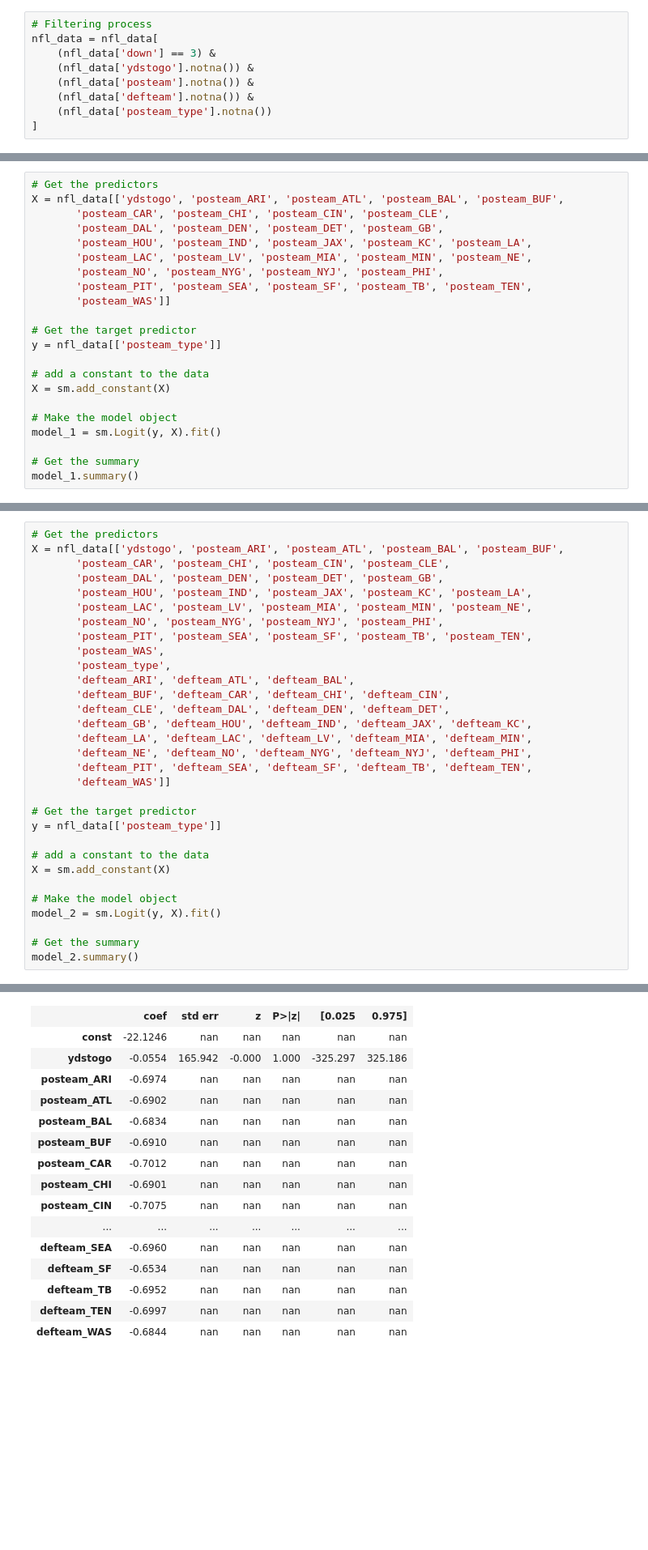
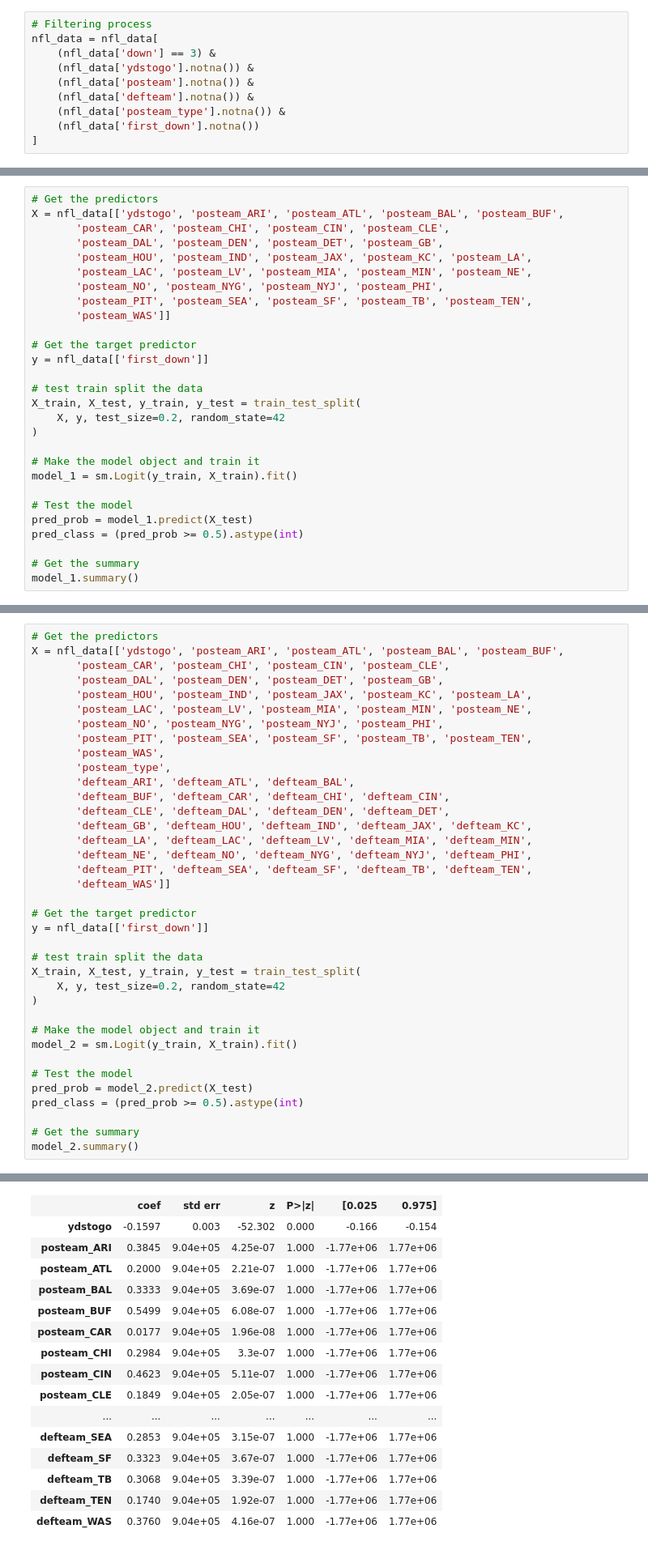
Before and after one commit to ahaze65/SPOA_4001_Homework_2, a Jupyter notebook: HW2_Question_2.ipynb, the cells around one changed output, grey strips where cells are left out. Shown at 81% size. Saved outputs shown, nothing was run; the diff lists cells and outputs as text; blank space fills up the shorter version.

```diff
--- a/HW2_Question_2.ipynb
+++ b/HW2_Question_2.ipynb
@@ -92,7 +107,8 @@ nfl_data = nfl_data[
     (nfl_data['ydstogo'].notna()) &
     (nfl_data['posteam'].notna()) &
     (nfl_data['defteam'].notna()) &
-    (nfl_data['posteam_type'].notna())
+    (nfl_data['posteam_type'].notna()) &
+    (nfl_data['first_down'].notna())
 ]
 # %%
 # Need to make posteam_type into 1s and 0s.
@@ -139,13 +155,19 @@ X = nfl_data[['ydstogo', 'posteam_ARI', 'posteam_ATL', 'posteam_BAL', 'posteam_B
        'posteam_WAS']]
 
 # Get the target predictor
-y = nfl_data[['posteam_type']]
+y = nfl_data[['first_down']]
 
-# add a constant to the data
-X = sm.add_constant(X)
+# test train split the data
+X_train, X_test, y_train, y_test = train_test_split(
+    X, y, test_size=0.2, random_state=42
+)
 
-# Make the model object
-model_1 = sm.Logit(y, X).fit()
+# Make the model object and train it
+model_1 = sm.Logit(y_train, X_train).fit()
+
+# Test the model
+pred_prob = model_1.predict(X_test)
+pred_class = (pred_prob >= 0.5).astype(int)
 
 # Get the summary
 model_1.summary()
@@ -202,13 +251,19 @@ X = nfl_data[['ydstogo', 'posteam_ARI', 'posteam_ATL', 'posteam_BAL', 'posteam_B
        'defteam_WAS']]
 
 # Get the target predictor
-y = nfl_data[['posteam_type']]
+y = nfl_data[['first_down']]
 
-# add a constant to the data
-X = sm.add_constant(X)
+# test train split the data
+X_train, X_test, y_train, y_test = train_test_split(
+    X, y, test_size=0.2, random_state=42
+)
 
-# Make the model object
-model_2 = sm.Logit(y, X).fit()
+# Make the model object and train it
+model_2 = sm.Logit(y_train, X_train).fit()
+
+# Test the model
+pred_prob = model_2.predict(X_test)
+pred_class = (pred_prob >= 0.5).astype(int)
 
 # Get the summary
 model_2.summary()
@@ -226,17 +281,17 @@ Logit Regression Results
 | Covariance Type: | nonrobust | LLR p-value: | 0.000 |
 |  | coef | std err | z | P>|z| | [0.025 | 0.975] |
-| const | -22.1246 | nan | nan | nan | nan | nan |
-| ydstogo | -0.0554 | 165.942 | -0.000 | 1.000 | -325.297 | 325.186 |
-| posteam_ARI | -0.6974 | nan | nan | nan | nan | nan |
-| posteam_ATL | -0.6902 | nan | nan | nan | nan | nan |
-| posteam_BAL | -0.6834 | nan | nan | nan | nan | nan |
-| posteam_BUF | -0.6910 | nan | nan | nan | nan | nan |
-| posteam_CAR | -0.7012 | nan | nan | nan | nan | nan |
-| posteam_CHI | -0.6901 | nan | nan | nan | nan | nan |
-| posteam_CIN | -0.7075 | nan | nan | nan | nan | nan |
+| ydstogo | -0.1597 | 0.003 | -52.302 | 0.000 | -0.166 | -0.154 |
+| posteam_ARI | 0.3845 | 9.04e+05 | 4.25e-07 | 1.000 | -1.77e+06 | 1.77e+06 |
+| posteam_ATL | 0.2000 | 9.04e+05 | 2.21e-07 | 1.000 | -1.77e+06 | 1.77e+06 |
+| posteam_BAL | 0.3333 | 9.04e+05 | 3.69e-07 | 1.000 | -1.77e+06 | 1.77e+06 |
+| posteam_BUF | 0.5499 | 9.04e+05 | 6.08e-07 | 1.000 | -1.77e+06 | 1.77e+06 |
+| posteam_CAR | 0.0177 | 9.04e+05 | 1.96e-08 | 1.000 | -1.77e+06 | 1.77e+06 |
+| posteam_CHI | 0.2984 | 9.04e+05 | 3.3e-07 | 1.000 | -1.77e+06 | 1.77e+06 |
+| posteam_CIN | 0.4623 | 9.04e+05 | 5.11e-07 | 1.000 | -1.77e+06 | 1.77e+06 |
+| posteam_CLE | 0.1849 | 9.04e+05 | 2.05e-07 | 1.000 | -1.77e+06 | 1.77e+06 |
 | ... | ... | ... | ... | ... | ... | ... |
-| defteam_SEA | -0.6960 | nan | nan | nan | nan | nan |
-| defteam_SF | -0.6534 | nan | nan | nan | nan | nan |
-| defteam_TB | -0.6952 | nan | nan | nan | nan | nan |
-| defteam_TEN | -0.6997 | nan | nan | nan | nan | nan |
-| defteam_WAS | -0.6844 | nan | nan | nan | nan | nan |
+| defteam_SEA | 0.2853 | 9.04e+05 | 3.15e-07 | 1.000 | -1.77e+06 | 1.77e+06 |
+| defteam_SF | 0.3323 | 9.04e+05 | 3.67e-07 | 1.000 | -1.77e+06 | 1.77e+06 |
+| defteam_TB | 0.3068 | 9.04e+05 | 3.39e-07 | 1.000 | -1.77e+06 | 1.77e+06 |
+| defteam_TEN | 0.1740 | 9.04e+05 | 1.92e-07 | 1.000 | -1.77e+06 | 1.77e+06 |
+| defteam_WAS | 0.3760 | 9.04e+05 | 4.16e-07 | 1.000 | -1.77e+06 | 1.77e+06 |
```
Also changed, not shown: parts of 23 cells of this notebook, 1 other file.
